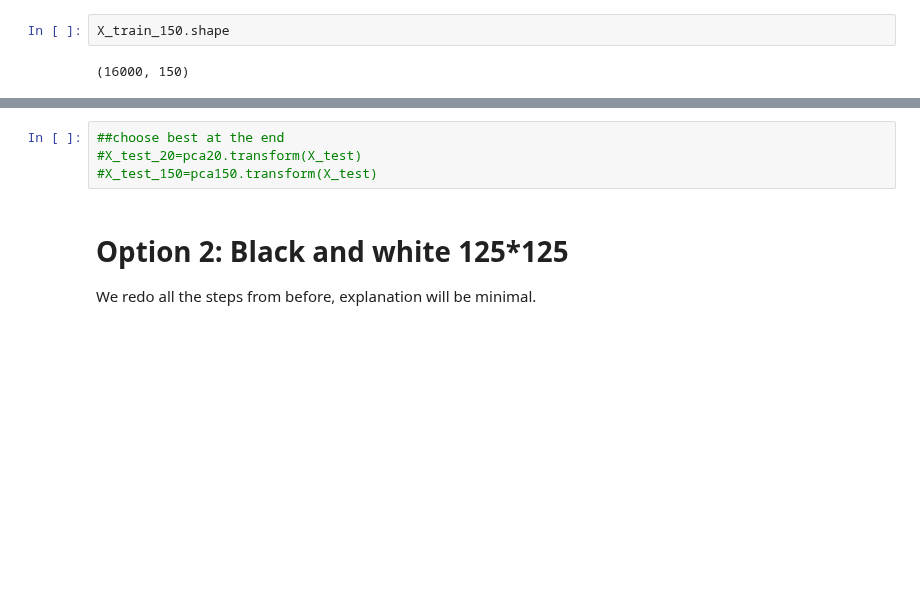
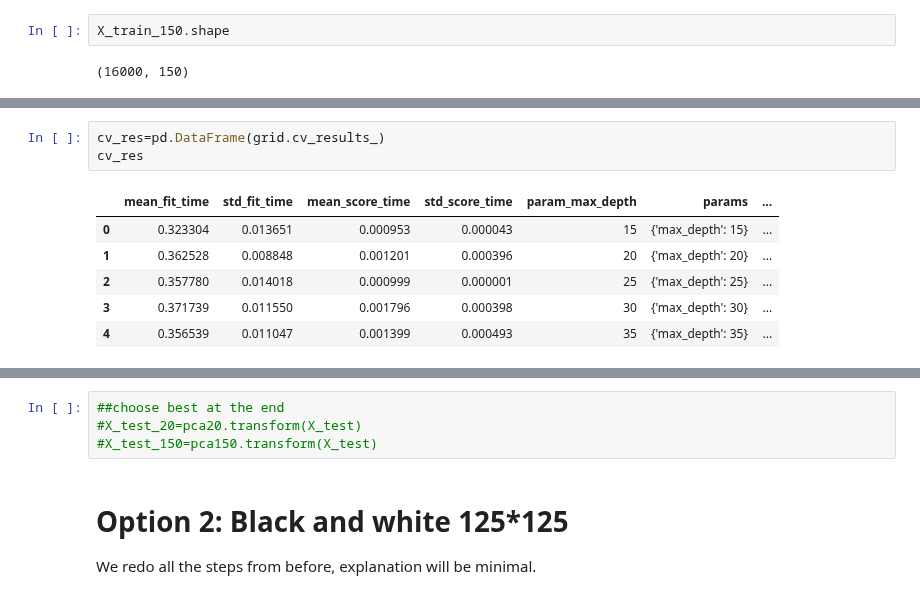
Before and after one commit to oridarshan/data-visualization-project, a Jupyter notebook: Cats_vs_Dogs.ipynb, the cells around one changed output, grey strips where cells are left out. Saved outputs shown, nothing was run; the diff lists cells and outputs as text; blank space fills up the shorter version.

```diff
--- a/Cats_vs_Dogs.ipynb
+++ b/Cats_vs_Dogs.ipynb
@@ -173,0 +203,10 @@ X_train_150.shape
+# %%
+cv_res=pd.DataFrame(grid.cv_results_)
+cv_res
+# %% [output]
+|  | mean_fit_time | std_fit_time | mean_score_time | std_score_time | param_max_depth | params | ... |
+| 0 | 0.323304 | 0.013651 | 0.000953 | 0.000043 | 15 | {'max_depth': 15} | ... |
+| 1 | 0.362528 | 0.008848 | 0.001201 | 0.000396 | 20 | {'max_depth': 20} | ... |
+| 2 | 0.357780 | 0.014018 | 0.000999 | 0.000001 | 25 | {'max_depth': 25} | ... |
+| 3 | 0.371739 | 0.011550 | 0.001796 | 0.000398 | 30 | {'max_depth': 30} | ... |
+| 4 | 0.356539 | 0.011047 | 0.001399 | 0.000493 | 35 | {'max_depth': 35} | ... |
```
Also changed, not shown: parts of 19 cells of this notebook.
